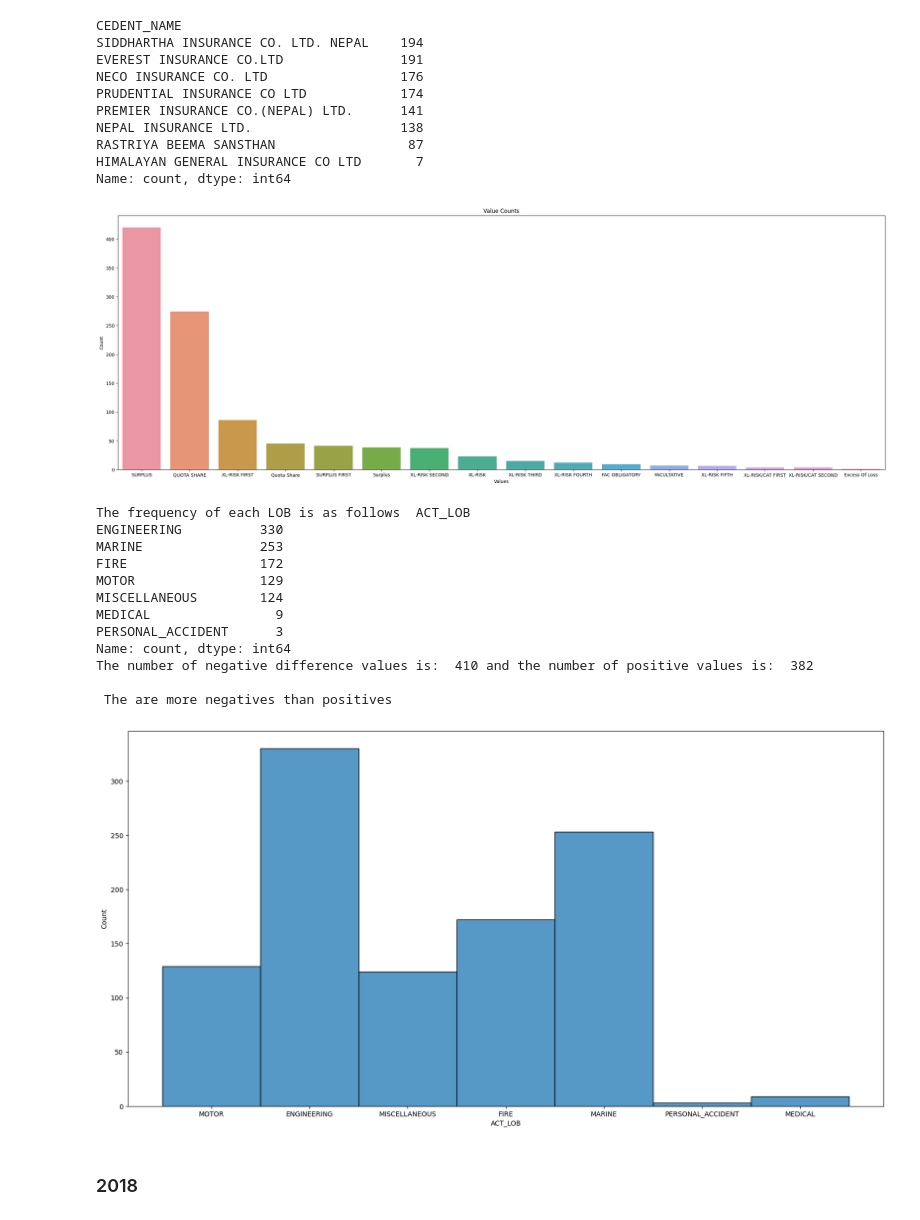
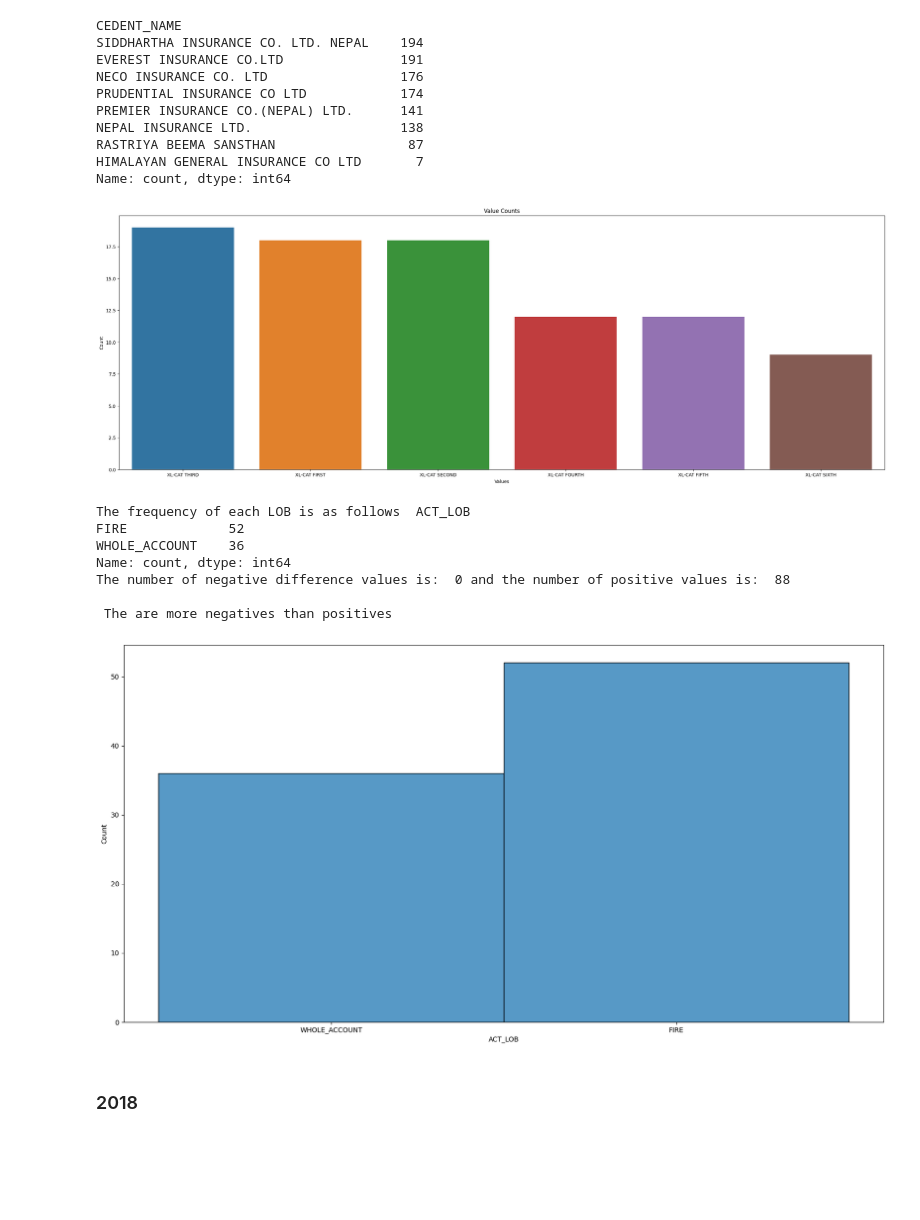
Before and after one commit to DevTedd/Short-Projects-Requests, a Jupyter notebook: Nepal DA Focus on CAT.ipynb, the cells around one changed output. Saved outputs shown, nothing was run; the diff lists cells and outputs as text; code cells hidden in the pictures; blank space fills up the shorter version.

```diff
--- a/Nepal DA Focus on CAT.ipynb
+++ b/Nepal DA Focus on CAT.ipynb
@@ -96,0 +92,8 @@ There are number 18 total cedants from nepal
+# %%
+print('There are number 14 total cedants from nepal')
+#Replacing repeated cedant names that are duplicated
+nepal_only['CEDENT_NAME'] = nepal_only['CEDENT_NAME'].replace('GENERAL INSURANCE COMPANY LIMITED NEPAL', 'GENERAL INSURANCE COMPANY LIMITED, NEPAL')
+nepal_only['CEDENT_NAME'] = nepal_only['CEDENT_NAME'].replace('AJOD INSURANCE LIMITED NEPAL', 'AJOD INSURANCE LIMITED, NEPAL')
+nepal_only['CEDENT_NAME'] = nepal_only['CEDENT_NAME'].replace('IME GENERAL INSURANCE COMPANYNEPAL', 'IME GENERAL INSURANCE COMPANY,NEPAL')
+nepal_only['CEDENT_NAME'] = nepal_only['CEDENT_NAME'].replace('PRABHU INSURANCE LIMITEDNEPAL','PRABHU INSURANCE LIMITED,NEPAL')
+nepal_only['CEDENT_NAME'].value_counts().count()
@@ -356,27 +354,27 @@ Name: count, dtype: int64
 # %%
 # Create a list of values to filter, specifically anything related to CAT
 remove_list = ['XL-CAT THIRD','XL-CAT SECOND','XL-CAT FIRST','XL-CAT FOURTH','XL-CAT FIFTH','XL-RISK/CAT FOURTH','XL-RISK/CAT FIFTH','XL-CAT SIXTH']
 
 # Remove rows based on the list of values
-filtered_nepal_2017 = nepal_2017[~nepal_2017['TYPE_OF_PARTICIPATION'].isin(remove_list)]
+filtered_nepal_2017 = nepal_2017[nepal_2017['TYPE_OF_PARTICIPATION'].isin(remove_list)]
 data = filtered_nepal_2017['TYPE_OF_PARTICIPATION']
 
 # Compute value counts using pandas value_counts()
 value_counts = data.value_counts()
 
 # Create a bar plot using Seaborn's barplot()
 plt.figure(figsize=(30,10))
 sn.barplot(x=value_counts.index, y=value_counts.values)
 
 # Add labels and titles to the plot
 plt.xlabel('Values')
 plt.ylabel('Count')
 plt.title('Value Counts')
 
 # Display the plot
 plt.show()
 # %% [output]
-[figure, old version]
+[figure, new version]
 # %%
 x = filtered_nepal_2017['ACT_LOB'].value_counts()
 plt.figure(figsize=(20,10))
@@ -391,18 +389,13 @@ print('The number of negative difference values is: ',count_negative, 'and the n
 print('\n The are more negatives than positives')
 # %% [output]
 The frequency of each LOB is as follows  ACT_LOB
-ENGINEERING          330
-MARINE               253
-FIRE                 172
-MOTOR                129
-MISCELLANEOUS        124
-MEDICAL                9
-PERSONAL_ACCIDENT      3
+FIRE             52
+WHOLE_ACCOUNT    36
 Name: count, dtype: int64
-The number of negative difference values is:  410 and the number of positive values is:  382
+The number of negative difference values is:  0 and the number of positive values is:  88
 
  The are more negatives than positives
-[figure, old version]
+[figure, new version]
 # %% [markdown]
 ### 2018
 # %%
```
Also changed, not shown: parts of 32 cells of this notebook.
